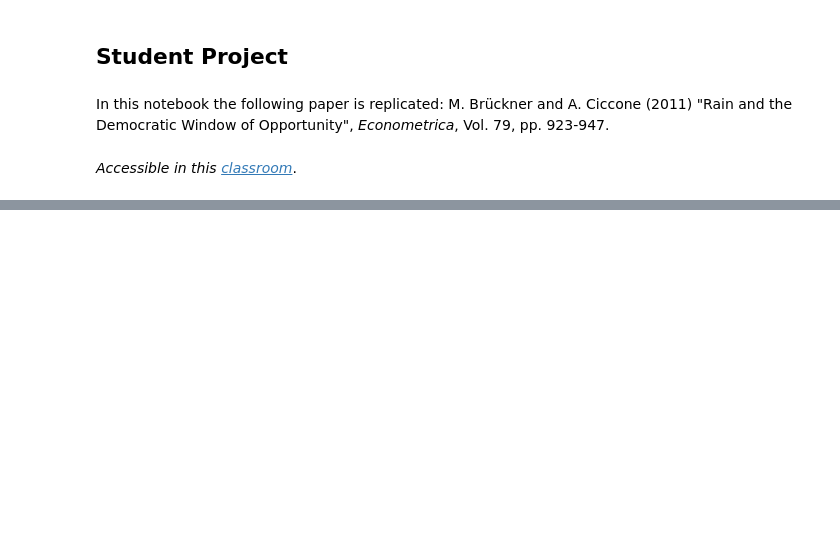
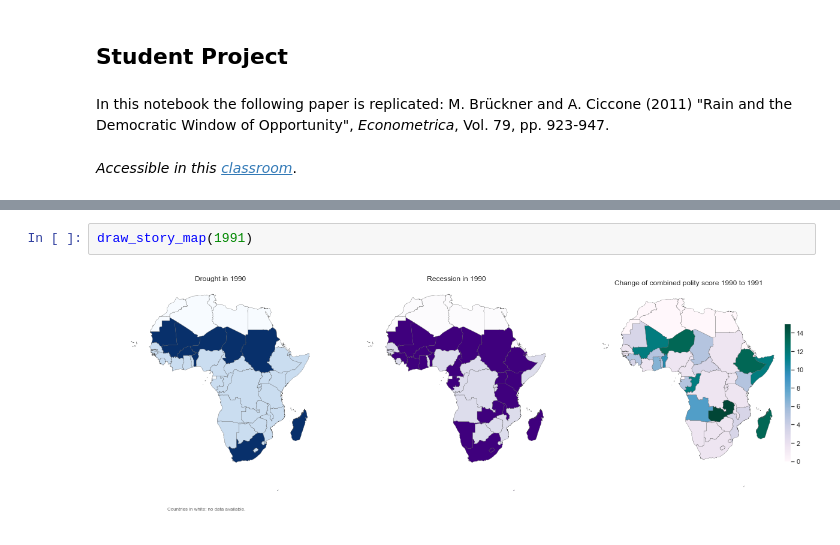
Before and after one commit to maxschae/student-project-maxschae, a Jupyter notebook: student_project-ms.ipynb, the cells around one changed output, grey strips where cells are left out. Saved outputs shown, nothing was run; the diff lists cells and outputs as text; blank space fills up the shorter version.

```diff
--- a/student_project-ms.ipynb
+++ b/student_project-ms.ipynb
@@ -144,0 +121,4 @@ for i,country_code in enumerate(country_codes):
+# %%
+draw_story_map(1991)
+# %% [output]
+[figure, added]
```
Also changed, not shown: parts of 45 cells of this notebook.
